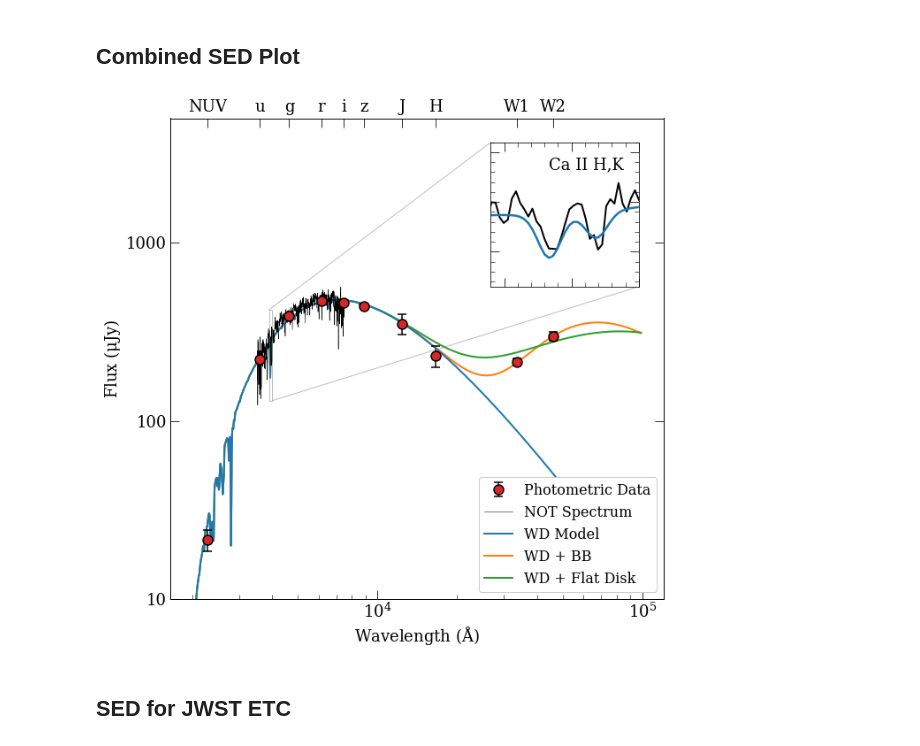
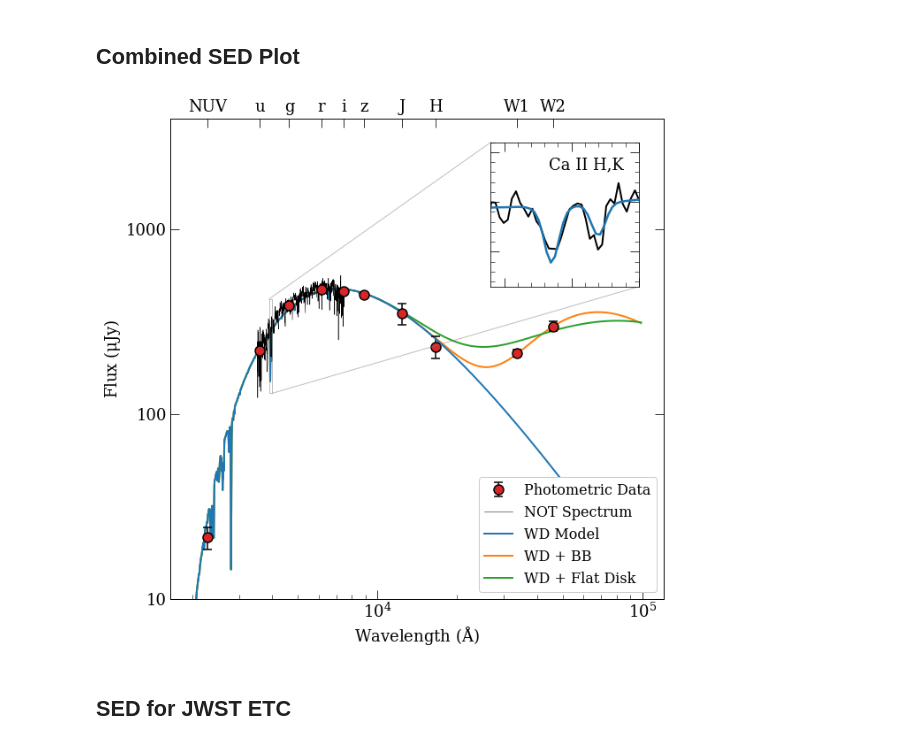
Before and after one commit to renlliang3/d62, a Jupyter notebook: 01_sed.ipynb, the cells around one changed output. Saved outputs shown, nothing was run; the diff lists cells and outputs as text; code cells hidden in the pictures.

```diff
--- a/01_sed.ipynb
+++ b/01_sed.ipynb
@@ -833,10 +844,10 @@ plt.errorbar(wls, fluxes, yerr = e_fluxes, color = 'tab:red', linestyle = 'none'
 
 ax = plt.gca()
 
-ticks = ticker.FuncFormatter(lambda x, pos: '{0:g}'.format(x*1e6))
+ticks = ticker.FuncFormatter(lambda x, pos: '{0:g}'.format(x*1e6)) # change to micro-Jansky units
 ax.yaxis.set_major_formatter(ticks)
 
-plt.ylim(1e-5, 5e-3)
+plt.ylim(1e-5, 4e-3)
 
 handles,labels = ax.get_legend_handles_labels()
 
@@ -849,36 +860,37 @@ ax.legend(np.array(handles)[sortidx],
 
 axins = ax.inset_axes([0.65, 0.65, 0.3, 0.3])
 axins.plot(not_wl, ((not_fl / scipy.ndimage.gaussian_filter1d(not_fl, 100))) * splinefunc(not_wl), 'k', lw = 2)
-axins.plot(not_wl, scipy.ndimage.gaussian_filter1d(get_cal_spec_wd(*bestfit, wl = not_wl,
-                                                                            cah = CAH), sigma = msigma),
+axins.plot(not_wl + 1.5,
+           scipy.ndimage.gaussian_filter1d(get_cal_spec_wd(*bestfit, wl = not_wl,
+                                            cah = CAH), sigma = msigma) + 0.000015,
                                                    color = 'C0', label = 'WD', lw = 2.5)
 x1, x2, y1, y2 = 3890, 4000, 13e-5, 42e-5
 axins.set_xlim(x1, x2)
 axins.set_ylim(y1, y2)
 axins.set_xticklabels('')
 axins.set_yticklabels('')
 axins.text(0.9, 0.9, 'Ca II H,K', ha = 'right', va = 'top', transform = axins.transAxes)
 ax.indicate_inset_zoom(axins)
 
 # axtop = ax.twiny()
 # axtop.set_xticks(wls)
 # axtop.set_xticklabels(bands)
 
 ax.set_xscale('log')
 
 axtop = ax.twiny()
 
 axtop.set_xlim(ax.get_xlim())
 axtop.set_xscale('log')
 axtop.set_xticks(wls)
 axtop.set_xticklabels(bandnames)
 axtop.minorticks_off()
 #axtop.set_xlabel('Effective Temperature (K)' , labelpad = 15)
 
 
 plt.savefig('fig/d62_SED.pdf', bbox_inches = 'tight', dpi = 300)
 # %% [output]
-[figure, old version]
+[figure, new version]
 # %% [markdown]
 ## SED for JWST ETC
 # %%
```
Also changed, not shown: parts of 12 cells of this notebook, 7 other files.
